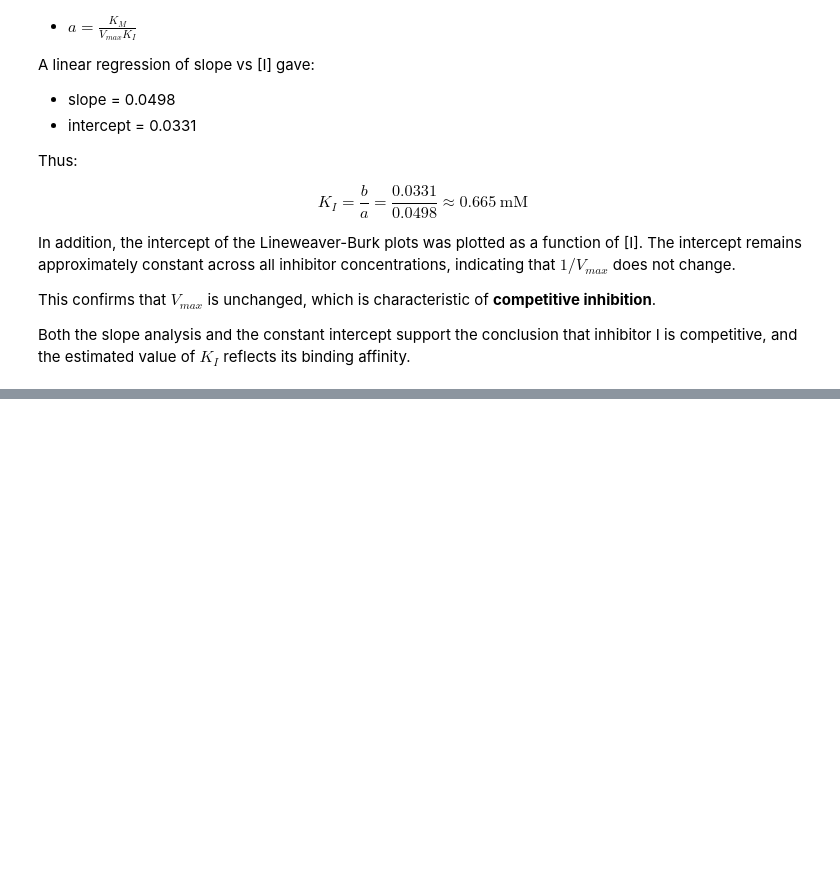
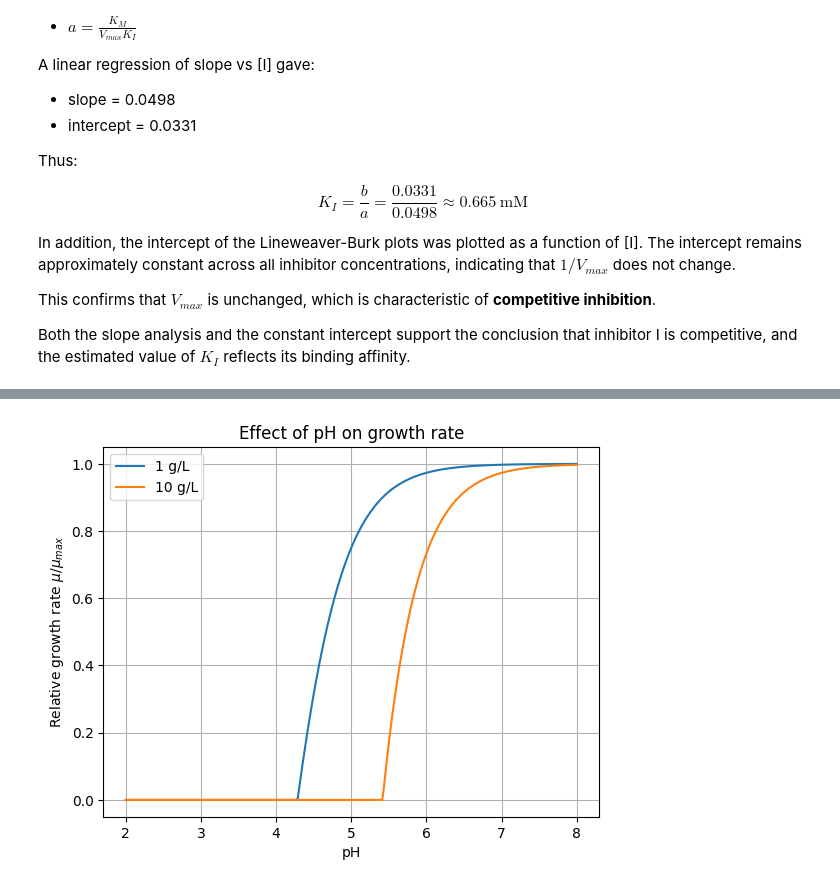
Before and after one commit to vicollari/bioreactor_simulation, a Jupyter notebook: bioreactor_simulation/project2/project2.ipynb, the cells around one changed output, grey strips where cells are left out. Cells and saved outputs as stored; diff of their text form; code cells hidden in the pictures; blank space fills up the shorter version.

```diff
--- a/bioreactor_simulation/project2/project2.ipynb
+++ b/bioreactor_simulation/project2/project2.ipynb
@@ -360,0 +846,30 @@ Both the slope analysis and the constant intercept support the conclusion that i
+# %%
+pKa = 3.88
+M = 90.08  # g/mol
+
+P_max = 3.135
+
+p_values = [1, 10]
+p_total_mM = [(p / M) * 1000 for p in p_values]
+pH = np.linspace(2, 8, 300)
+plt.figure()
+
+for p_tot, label in zip(p_total_mM, ["1 g/L", "10 g/L"]):
+    fraction = 1 / (1 + 10**(pH - pKa))
+    P = p_tot * fraction
+    mu_rel = 1 - P / P_max
+
+
+    mu_rel = np.maximum(mu_rel, 0)
+
+    plt.plot(pH, mu_rel, label=label)
+
+plt.xlabel("pH")
+plt.ylabel(r"Relative growth rate $\mu / \mu_{max}$")
+plt.title("Effect of pH on growth rate")
+plt.legend()
+plt.grid()
+
+plt.show()
+# %% [output]
+[figure, added]
```
Also changed, not shown: parts of 55 cells of this notebook, 3 other files.
